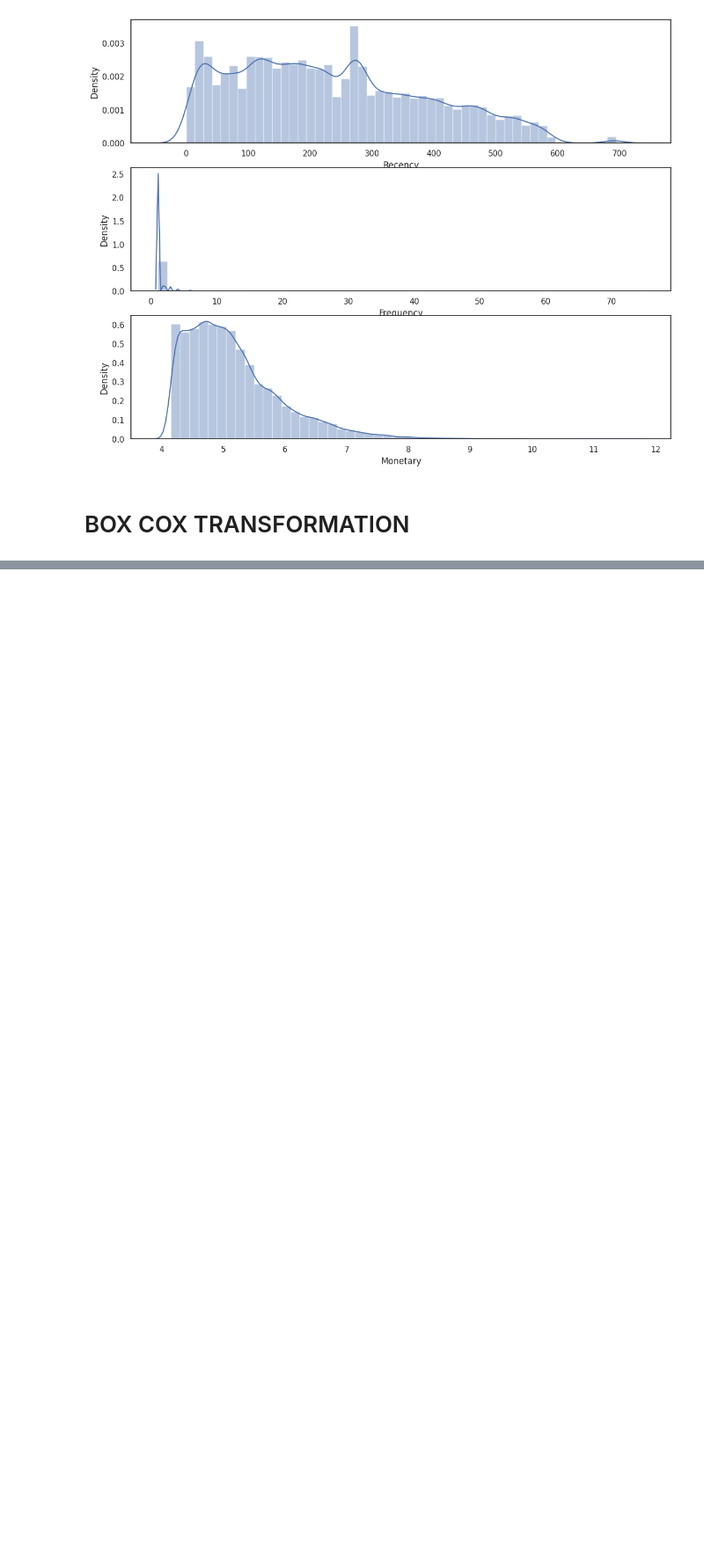
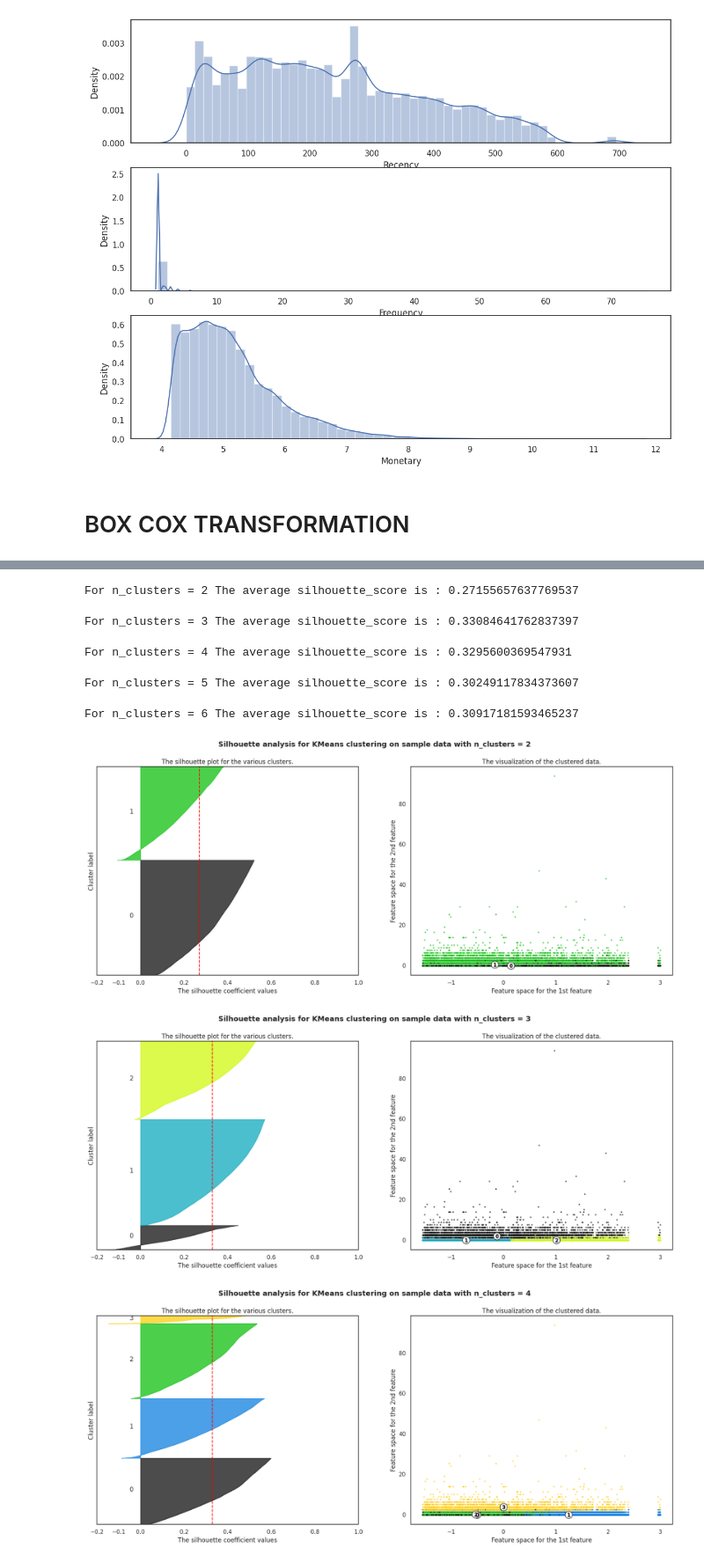
Before and after one commit to Pablocodes1993/finalproject, a Jupyter notebook: RFM_ANALYSIS.ipynb, the cells around one changed output, grey strips where cells are left out. Shown at 88% size. Cells and saved outputs as stored; diff of their text form; code cells hidden in the pictures; blank space fills up the shorter version.

```diff
--- a/RFM_ANALYSIS.ipynb
+++ b/RFM_ANALYSIS.ipynb
@@ -869,0 +1026,4 @@ print(transformed_data)
+# %%
+for i in ["Monetary"]:
+    num_outlier(RFM_boxcox, i)
+    print("*"*40)
@@ -869,0 +1039,4 @@ print(transformed_data)
+# %%
+for i in ["Monetary"]:
+    RFM_boxcox_wo=erase_outliers(RFM_boxcox, i)
+    print("*"*40)
@@ -869,0 +1052,9 @@ print(transformed_data)
+# %%
+
+# Standardize the data
+scaler = StandardScaler()
+X_scaled = scaler.fit_transform(RFM_boxcox_wo[['Recency', 'Frequency', 'Monetary']])
+
+# Create a new DataFrame with scaled columns
+RFM_boxcox_wo_scaled = pd.DataFrame(X_scaled, columns=['Recency_scaled', 'Frequency_scaled', 'Monetary_scaled'])
+RFM_boxcox_wo_scaled
@@ -869,0 +1075,11 @@ print(transformed_data)
+# %%
+perform_rfm_analysis(RFM_boxcox_wo_scaled)
+# %% [output]
+For n_clusters = 2 The average silhouette_score is : 0.27155657637769537
+For n_clusters = 3 The average silhouette_score is : 0.33084641762837397
+For n_clusters = 4 The average silhouette_score is : 0.3295600369547931
+For n_clusters = 5 The average silhouette_score is : 0.30249117834373607
+For n_clusters = 6 The average silhouette_score is : 0.30917181593465237
+[figure, added]
+[figure, added]
+[figure, added]
```
Also changed, not shown: parts of 16 cells of this notebook.
